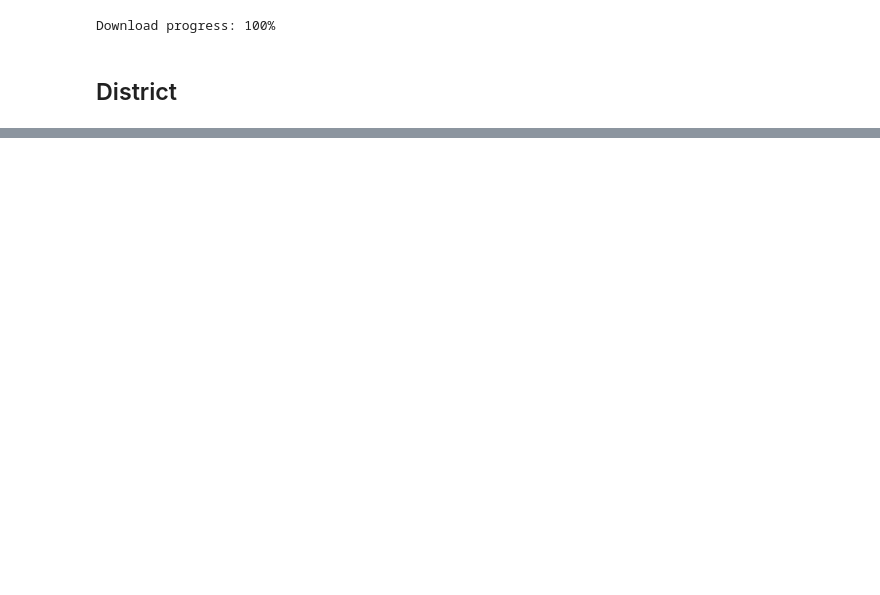
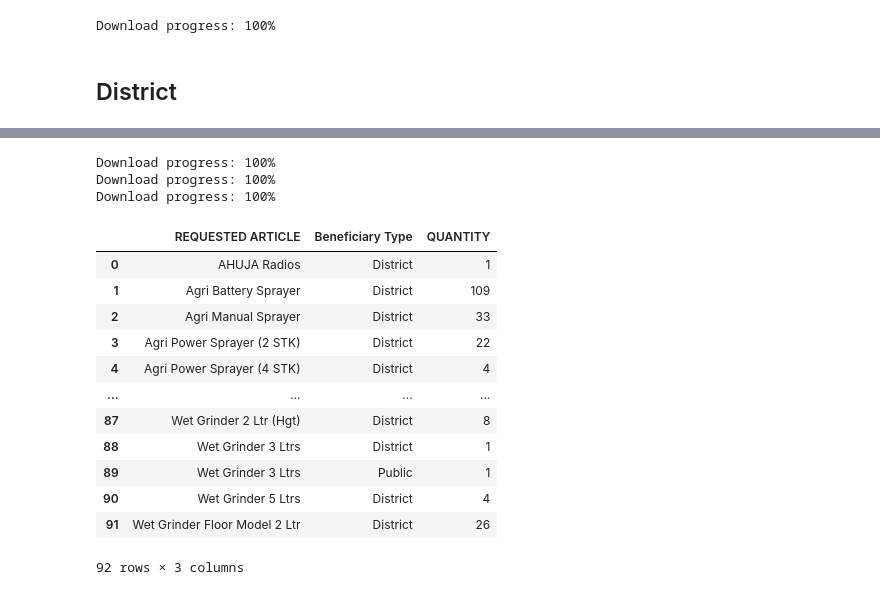
Before and after one commit to ash-sha/MNP25, a Jupyter notebook: codes/frontend.ipynb, the cells around one changed output, grey strips where cells are left out. Cells and saved outputs as stored; diff of their text form; code cells hidden in the pictures; blank space fills up the shorter version.

```diff
--- a/codes/frontend.ipynb
+++ b/codes/frontend.ipynb
@@ -245,0 +233,23 @@ total_qty
+# %%
+district_df = read_file(master_data_id)[["REQUESTED ARTICLE","QUANTITY","Beneficiary Type"]]
+public_df = read_file(public_master_id).rename(columns={"Article Name": "REQUESTED ARTICLE","Quantity": "QUANTITY"})[["REQUESTED ARTICLE","QUANTITY","Beneficiary Type"]]
+inst_df = read_file(inst_data_id).rename(columns={"Article Name":"REQUESTED ARTICLE","Quantity": "QUANTITY"})[["REQUESTED ARTICLE","QUANTITY","Beneficiary Type"]]
+final = pd.concat([district_df,public_df,inst_df]).reset_index(drop=True).groupby(["REQUESTED ARTICLE","Beneficiary Type"], as_index=False)["QUANTITY"].sum()
+final
+# %% [output]
+Download progress: 100%
+Download progress: 100%
+Download progress: 100%
+|  | REQUESTED ARTICLE | Beneficiary Type | QUANTITY |
+| 0 | AHUJA Radios | District | 1 |
+| 1 | Agri Battery Sprayer | District | 109 |
+| 2 | Agri Manual Sprayer | District | 33 |
+| 3 | Agri Power Sprayer (2 STK) | District | 22 |
+| 4 | Agri Power Sprayer (4 STK) | District | 4 |
+| ... | ... | ... | ... |
+| 87 | Wet Grinder 2 Ltr (Hgt) | District | 8 |
+| 88 | Wet Grinder 3 Ltrs | District | 1 |
+| 89 | Wet Grinder 3 Ltrs | Public | 1 |
+| 90 | Wet Grinder 5 Ltrs | District | 4 |
+| 91 | Wet Grinder Floor Model 2 Ltr | District | 26 |
+92 rows × 3 columns
```
Also changed, not shown: parts of 36 cells of this notebook, 3 other files.
